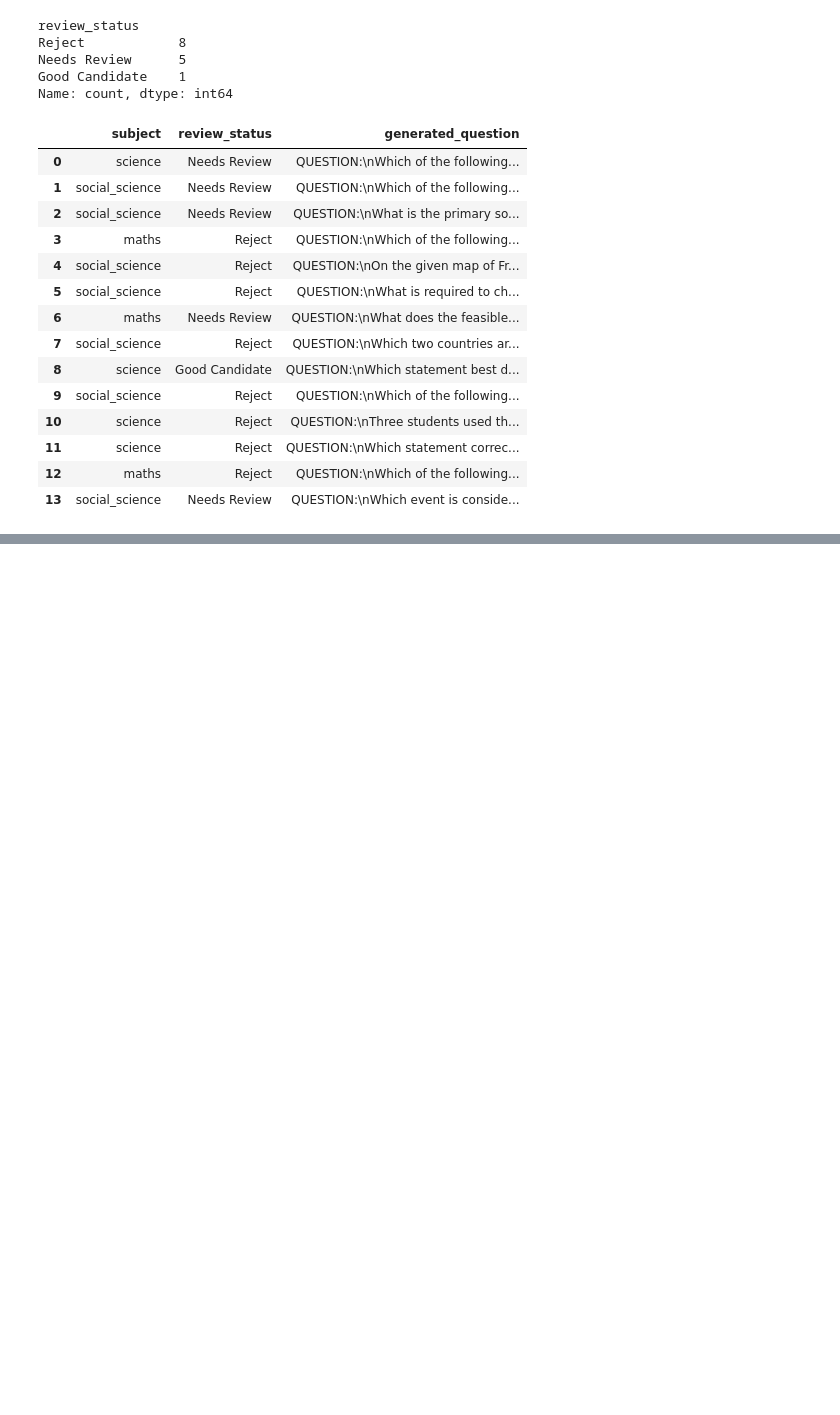
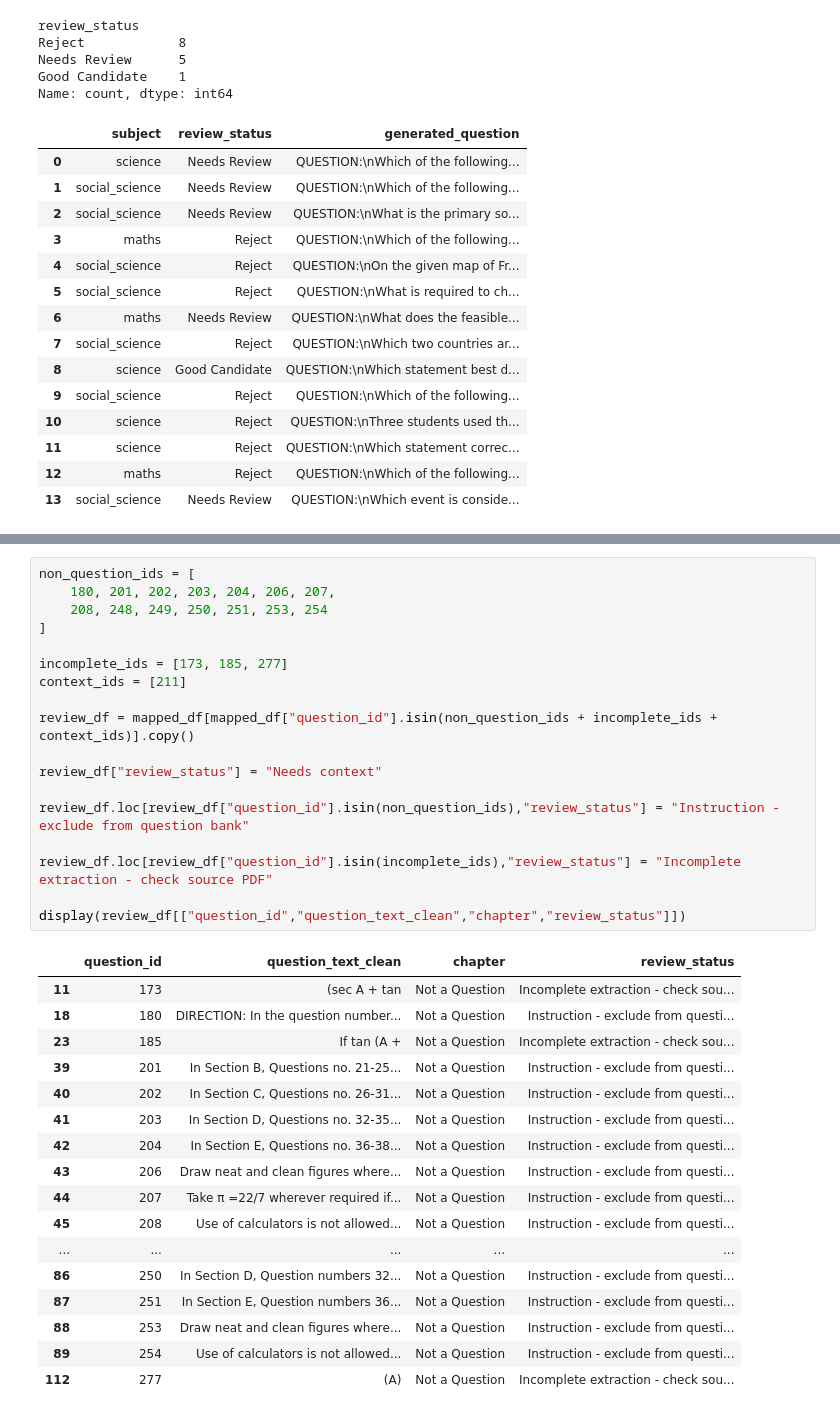
Before and after one commit to Rekha-vivek/CBSE_AI_Assessment, a Jupyter notebook: notebooks/cbse_pdf_extraction.ipynb, the cells around one changed output, grey strips where cells are left out. Cells and saved outputs as stored; diff of their text form; blank space fills up the shorter version.

```diff
--- a/notebooks/cbse_pdf_extraction.ipynb
+++ b/notebooks/cbse_pdf_extraction.ipynb
@@ -1946,0 +2058,36 @@ display(
+# %%
+non_question_ids = [
+    180, 201, 202, 203, 204, 206, 207,
+    208, 248, 249, 250, 251, 253, 254
+]
+
+incomplete_ids = [173, 185, 277]
+context_ids = [211]
+
+review_df = mapped_df[mapped_df["question_id"].isin(non_question_ids + incomplete_ids + context_ids)].copy()
+
+review_df["review_status"] = "Needs context"
+
+review_df.loc[review_df["question_id"].isin(non_question_ids),"review_status"] = "Instruction - exclude from question bank"
+
+review_df.loc[review_df["question_id"].isin(incomplete_ids),"review_status"] = "Incomplete extraction - check source PDF"
+
+display(review_df[["question_id","question_text_clean","chapter","review_status"]])
+# %% [output]
+|  | question_id | question_text_clean | chapter | review_status |
+| 11 | 173 | (sec A + tan | Not a Question | Incomplete extraction - check sou... |
+| 18 | 180 | DIRECTION: In the question number... | Not a Question | Instruction - exclude from questi... |
+| 23 | 185 | If tan (A + | Not a Question | Incomplete extraction - check sou... |
+| 39 | 201 | In Section B, Questions no. 21-25... | Not a Question | Instruction - exclude from questi... |
+| 40 | 202 | In Section C, Questions no. 26-31... | Not a Question | Instruction - exclude from questi... |
+| 41 | 203 | In Section D, Questions no. 32-35... | Not a Question | Instruction - exclude from questi... |
+| 42 | 204 | In Section E, Questions no. 36-38... | Not a Question | Instruction - exclude from questi... |
+| 43 | 206 | Draw neat and clean figures where... | Not a Question | Instruction - exclude from questi... |
+| 44 | 207 | Take π =22/7 wherever required if... | Not a Question | Instruction - exclude from questi... |
+| 45 | 208 | Use of calculators is not allowed... | Not a Question | Instruction - exclude from questi... |
+| ... | ... | ... | ... | ... |
+| 86 | 250 | In Section D, Question numbers 32... | Not a Question | Instruction - exclude from questi... |
+| 87 | 251 | In Section E, Question numbers 36... | Not a Question | Instruction - exclude from questi... |
+| 88 | 253 | Draw neat and clean figures where... | Not a Question | Instruction - exclude from questi... |
+| 89 | 254 | Use of calculators is not allowed... | Not a Question | Instruction - exclude from questi... |
+| 112 | 277 | (A) | Not a Question | Incomplete extraction - check sou... |
```
Also changed, not shown: parts of 39 cells of this notebook, 18 other files.
